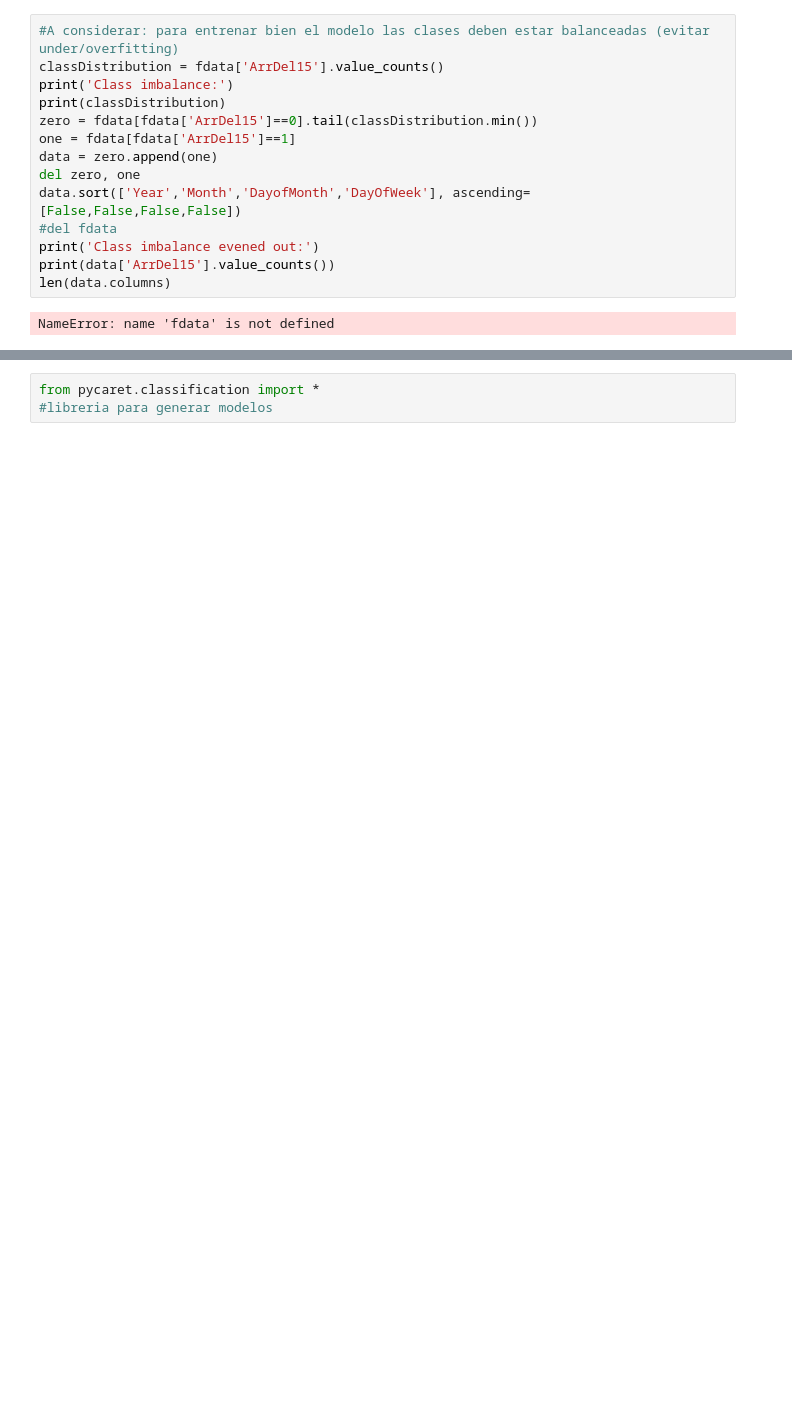
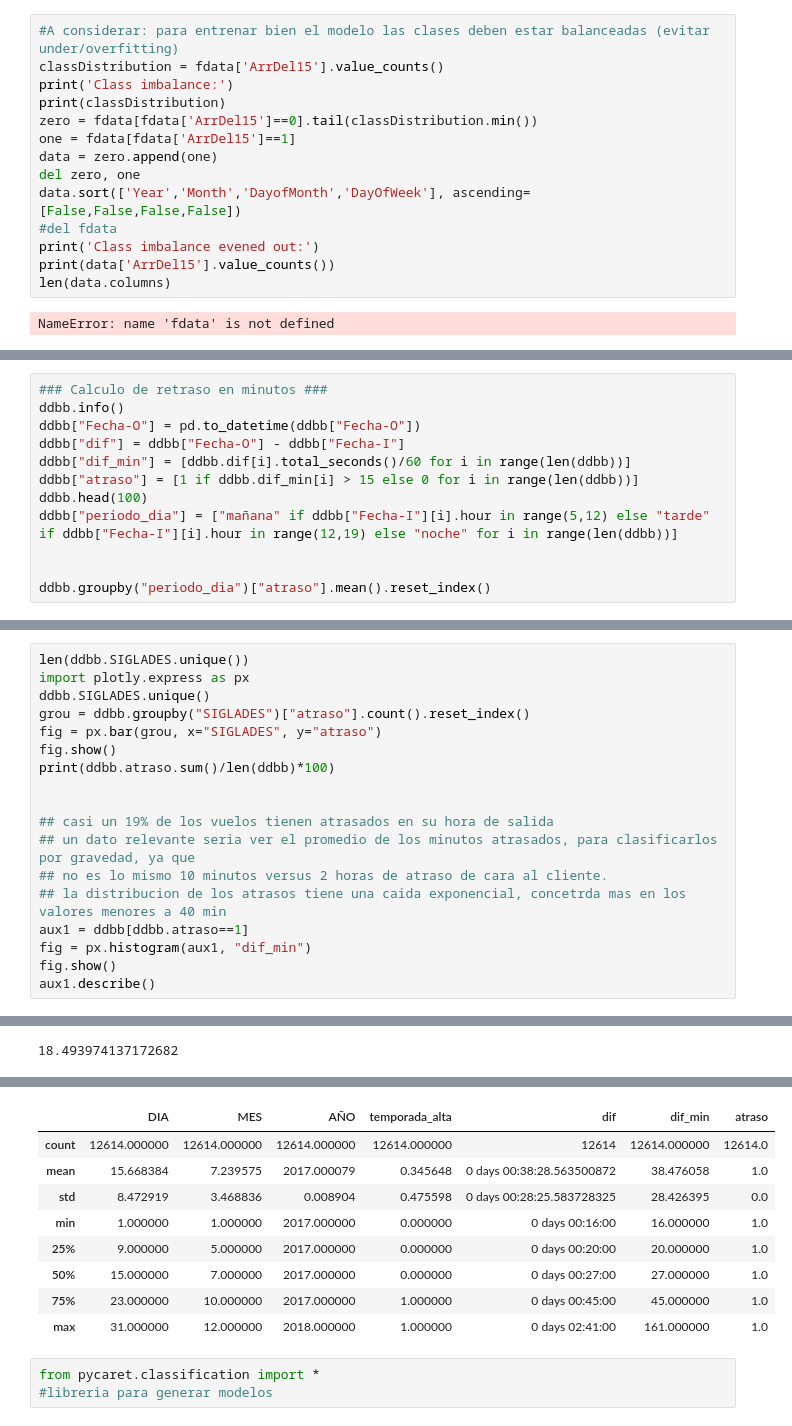
Before and after one commit to locoma/desafio_latam, a Jupyter notebook: solution.ipynb, the cells around one changed output, grey strips where cells are left out. Drawn from its saved outputs; the diff is of its cells as text; blank space fills up the shorter version.

```diff
--- a/solution.ipynb
+++ b/solution.ipynb
@@ -189,0 +242,12 @@ NameError: name 'fdata' is not defined
+# %%
+### Calculo de retraso en minutos ###
+ddbb.info()
+ddbb["Fecha-O"] = pd.to_datetime(ddbb["Fecha-O"])
+ddbb["dif"] = ddbb["Fecha-O"] - ddbb["Fecha-I"]
+ddbb["dif_min"] = [ddbb.dif[i].total_seconds()/60 for i in range(len(ddbb))]
+ddbb["atraso"] = [1 if ddbb.dif_min[i] > 15 else 0 for i in range(len(ddbb))]
+ddbb.head(100)
+ddbb["periodo_dia"] = ["mañana" if ddbb["Fecha-I"][i].hour in range(5,12) else "tarde" if ddbb["Fecha-I"][i].hour in range(12,19) else "noche" for i in range(len(ddbb))]
+
+
+ddbb.groupby("periodo_dia")["atraso"].mean().reset_index()
@@ -189,0 +276,19 @@ NameError: name 'fdata' is not defined
+# %%
+len(ddbb.SIGLADES.unique())
+import plotly.express as px
+ddbb.SIGLADES.unique()
+grou = ddbb.groupby("SIGLADES")["atraso"].count().reset_index()
+fig = px.bar(grou, x="SIGLADES", y="atraso")
+fig.show()
+print(ddbb.atraso.sum()/len(ddbb)*100)
+
+
+## casi un 19% de los vuelos tienen atrasados en su hora de salida
+## un dato relevante seria ver el promedio de los minutos atrasados, para clasificarlos por gravedad, ya que
+## no es lo mismo 10 minutos versus 2 horas de atraso de cara al cliente.
+## la distribucion de los atrasos tiene una caida exponencial, concetrda mas en los valores menores a 40 min
+aux1 = ddbb[ddbb.atraso==1]
+fig = px.histogram(aux1, "dif_min")
+fig.show()
+aux1.describe()
+# %% [output]
@@ -189,0 +296 @@ NameError: name 'fdata' is not defined
+18.493974137172682
@@ -190,3 +298,12 @@ NameError: name 'fdata' is not defined
+|  | DIA | MES | AÑO | temporada_alta | dif | dif_min | atraso |
+| count | 12614.000000 | 12614.000000 | 12614.000000 | 12614.000000 | 12614 | 12614.000000 | 12614.0 |
+| mean | 15.668384 | 7.239575 | 2017.000079 | 0.345648 | 0 days 00:38:28.563500872 | 38.476058 | 1.0 |
+| std | 8.472919 | 3.468836 | 0.008904 | 0.475598 | 0 days 00:28:25.583728325 | 28.426395 | 0.0 |
+| min | 1.000000 | 1.000000 | 2017.000000 | 0.000000 | 0 days 00:16:00 | 16.000000 | 1.0 |
+| 25% | 9.000000 | 5.000000 | 2017.000000 | 0.000000 | 0 days 00:20:00 | 20.000000 | 1.0 |
+| 50% | 15.000000 | 7.000000 | 2017.000000 | 0.000000 | 0 days 00:27:00 | 27.000000 | 1.0 |
+| 75% | 23.000000 | 10.000000 | 2017.000000 | 1.000000 | 0 days 00:45:00 | 45.000000 | 1.0 |
+| max | 31.000000 | 12.000000 | 2018.000000 | 1.000000 | 0 days 02:41:00 | 161.000000 | 1.0 |
 # %%
 from pycaret.classification import *
 #libreria para generar modelos
```
Also changed, not shown: parts of 13 cells of this notebook.
